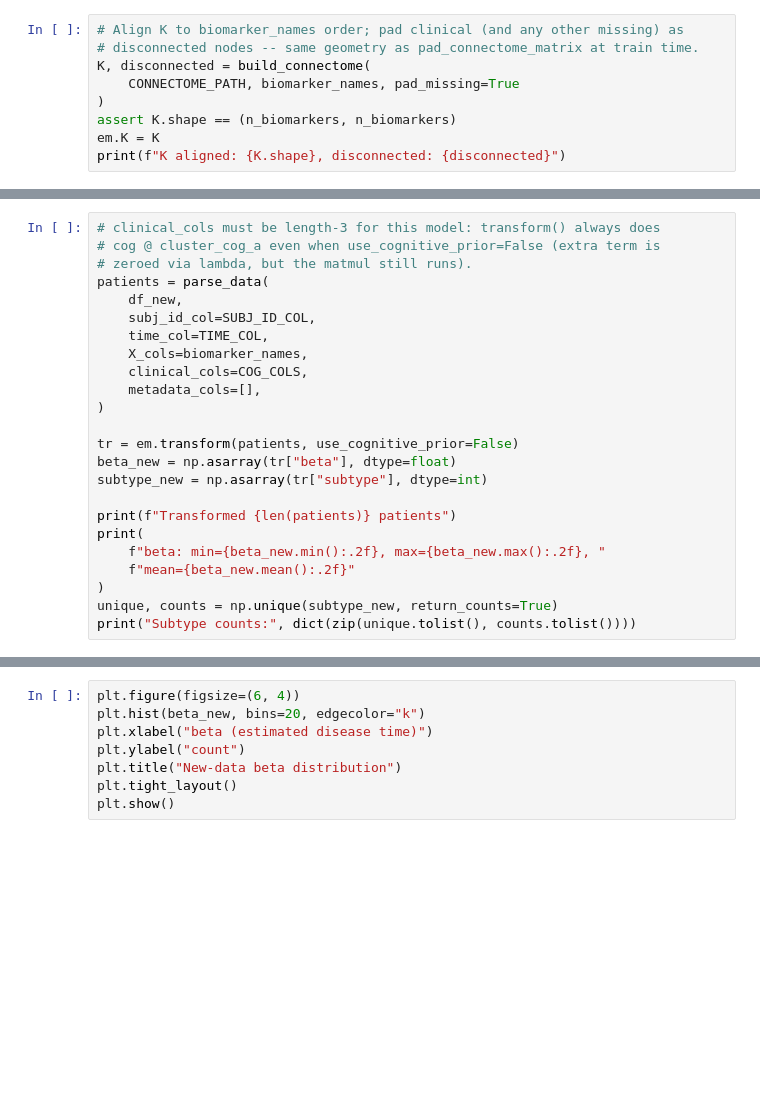
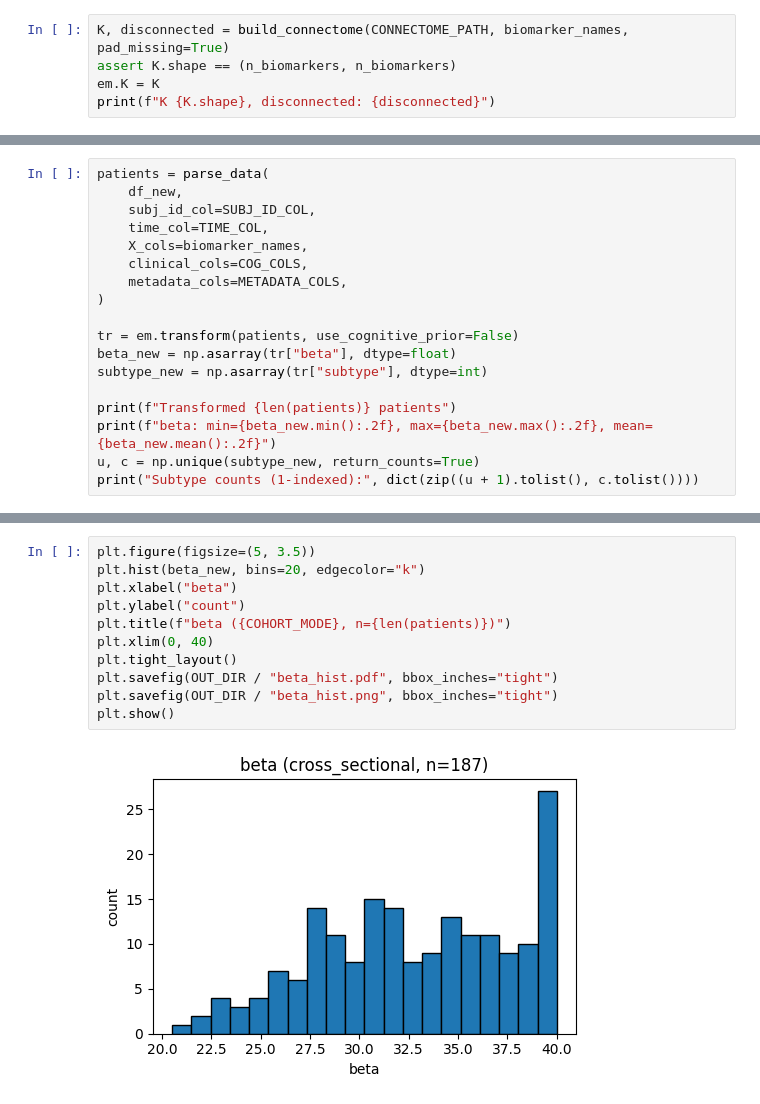
Before and after one commit to LAMCIG-lab/COMIND, a Jupyter notebook: notebooks/apply_model.ipynb, the cells around one changed output, grey strips where cells are left out. Saved outputs shown, nothing was run; the diff lists cells and outputs as text; blank space fills up the shorter version.

Commit message:
updated the apply pretrained model

```diff
--- a/notebooks/apply_model.ipynb
+++ b/notebooks/apply_model.ipynb
@@ -162,9 +137,5 @@ KeyError: 'per_biomarker_min_shift is not a file in the archive'
 # %%
-# Align K to biomarker_names order; pad clinical (and any other missing) as
-# disconnected nodes -- same geometry as pad_connectome_matrix at train time.
-K, disconnected = build_connectome(
-    CONNECTOME_PATH, biomarker_names, pad_missing=True
-)
+K, disconnected = build_connectome(CONNECTOME_PATH, biomarker_names, pad_missing=True)
 assert K.shape == (n_biomarkers, n_biomarkers)
 em.K = K
-print(f"K aligned: {K.shape}, disconnected: {disconnected}")
+print(f"K {K.shape}, disconnected: {disconnected}")
@@ -241,14 +210,11 @@ print(
 # %%
-# clinical_cols must be length-3 for this model: transform() always does
-# cog @ cluster_cog_a even when use_cognitive_prior=False (extra term is
-# zeroed via lambda, but the matmul still runs).
 patients = parse_data(
     df_new,
     subj_id_col=SUBJ_ID_COL,
     time_col=TIME_COL,
     X_cols=biomarker_names,
     clinical_cols=COG_COLS,
-    metadata_cols=[],
+    metadata_cols=METADATA_COLS,
 )
 
 tr = em.transform(patients, use_cognitive_prior=False)
@@ -256,9 +222,6 @@ beta_new = np.asarray(tr["beta"], dtype=float)
 subtype_new = np.asarray(tr["subtype"], dtype=int)
 
 print(f"Transformed {len(patients)} patients")
-print(
-    f"beta: min={beta_new.min():.2f}, max={beta_new.max():.2f}, "
-    f"mean={beta_new.mean():.2f}"
-)
-unique, counts = np.unique(subtype_new, return_counts=True)
-print("Subtype counts:", dict(zip(unique.tolist(), counts.tolist())))
+print(f"beta: min={beta_new.min():.2f}, max={beta_new.max():.2f}, mean={beta_new.mean():.2f}")
+u, c = np.unique(subtype_new, return_counts=True)
+print("Subtype counts (1-indexed):", dict(zip((u + 1).tolist(), c.tolist())))
@@ -267,9 +237,14 @@ print("Subtype counts:", dict(zip(unique.tolist(), counts.tolist())))
 # %%
-plt.figure(figsize=(6, 4))
+plt.figure(figsize=(5, 3.5))
 plt.hist(beta_new, bins=20, edgecolor="k")
-plt.xlabel("beta (estimated disease time)")
+plt.xlabel("beta")
 plt.ylabel("count")
-plt.title("New-data beta distribution")
+plt.title(f"beta ({COHORT_MODE}, n={len(patients)})")
+plt.xlim(0, 40)
 plt.tight_layout()
+plt.savefig(OUT_DIR / "beta_hist.pdf", bbox_inches="tight")
+plt.savefig(OUT_DIR / "beta_hist.png", bbox_inches="tight")
 plt.show()
+# %% [output]
+[figure, added]
 # %%
```
Also changed, not shown: parts of 17 cells of this notebook.
